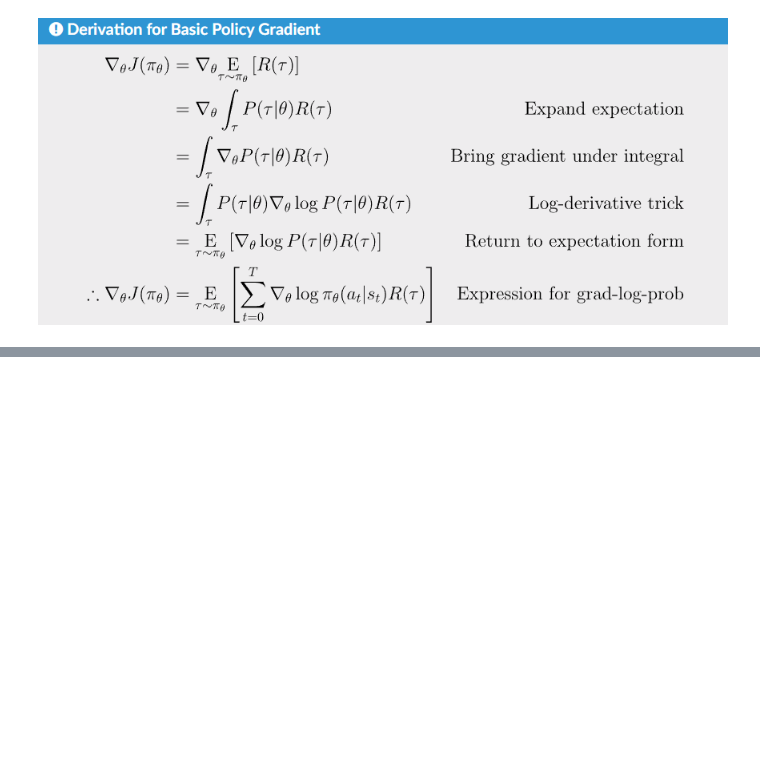
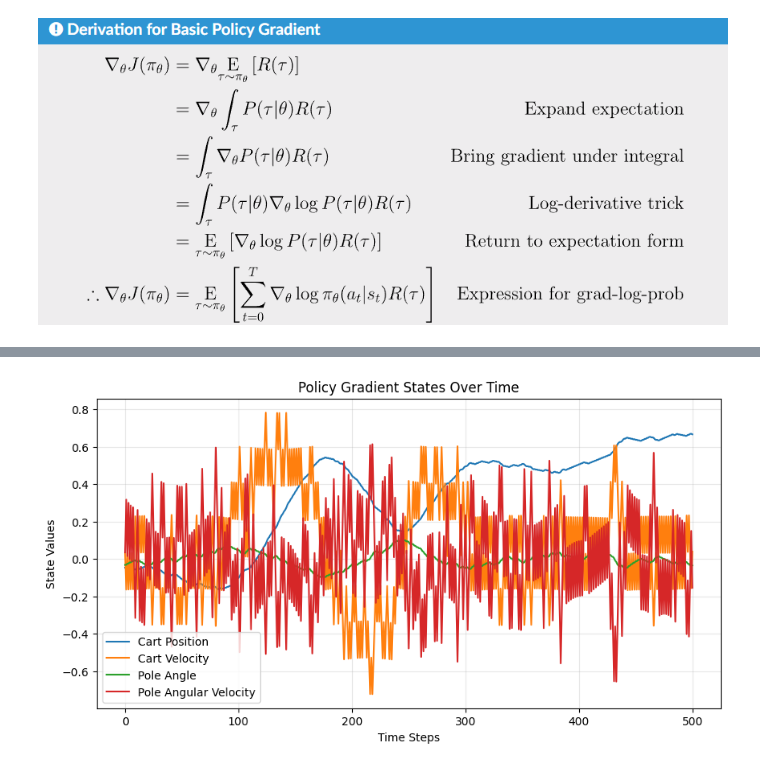
Before and after one commit to Fox-King777/fox_den, a Jupyter notebook: cartpole/cartpole_policy_gradient.ipynb, the cells around one changed output, grey strips where cells are left out. Drawn from its saved outputs; the diff is of its cells as text; code cells hidden in the pictures; blank space fills up the shorter version.

```diff
--- a/cartpole/cartpole_policy_gradient.ipynb
+++ b/cartpole/cartpole_policy_gradient.ipynb
@@ -59,0 +57,25 @@ test_env.close()
+# %%
+# Run one episode to capture states for visualization
+state_history = []
+state, info = test_env.reset()
+
+terminated = False
+while not terminated:
+    state_history.append(state)
+    state_tensor = torch.tensor(state, dtype=torch.float32, device=DEVICE).unsqueeze(0)
+
+    with torch.no_grad():
+        action_probs = policy(state_tensor)
+        action = torch.argmax(action_probs, dim=1).item()
+
+    state, reward, terminated, truncated, _ = test_env.step(action)
+    terminated = terminated or truncated
+
+state_history.append(state)
+
+# Plot the states over time
+state_history = np.array(state_history)
+plot_states_over_time(state_history, title='Policy Gradient States Over Time')
+test_env.close()
+# %% [output]
+[figure, added]
```
Also changed, not shown: parts of 4 cells of this notebook, 7 other files.
